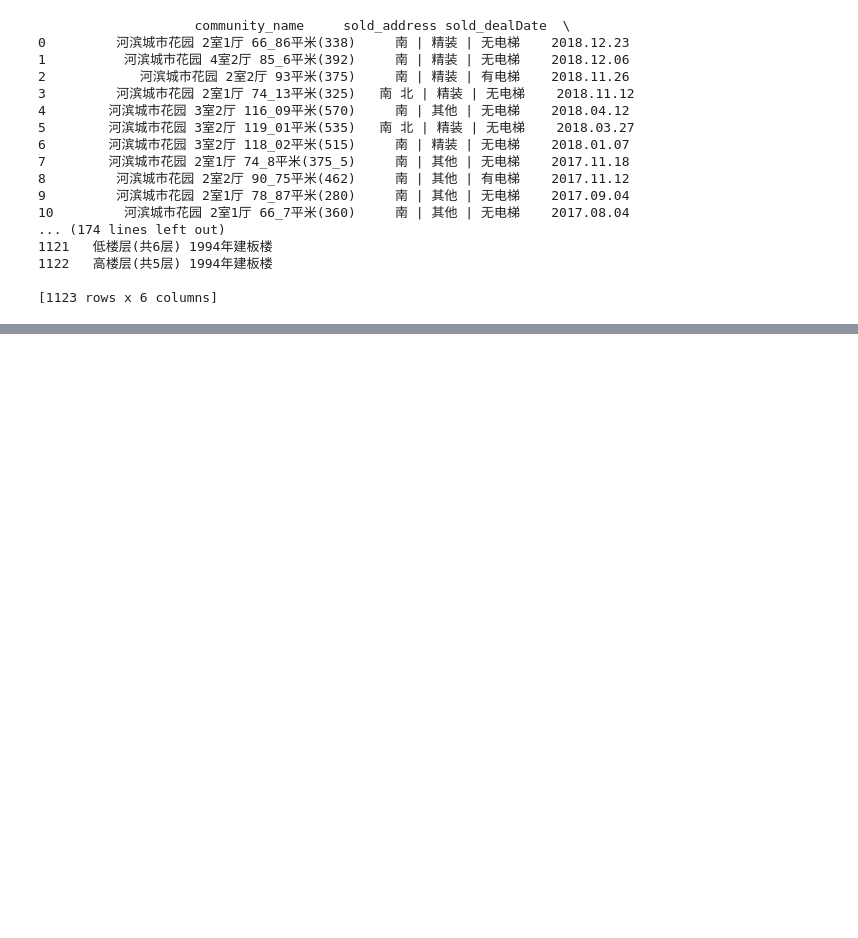
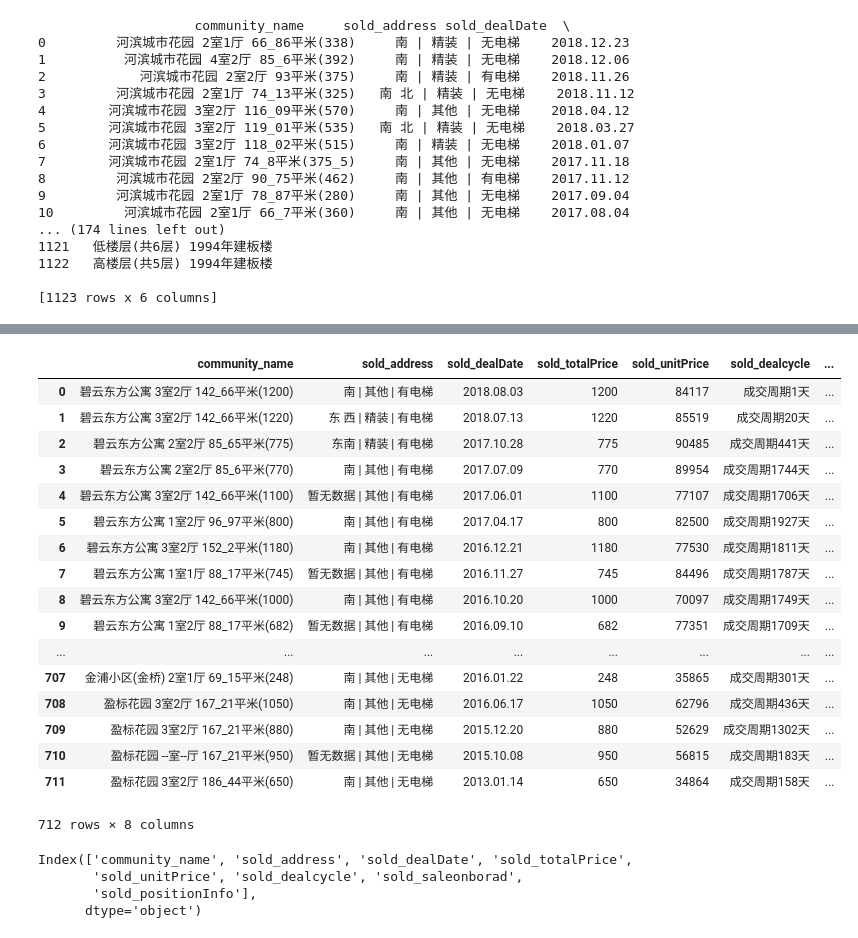
Before and after one commit to lalacat/DataAnalysis, a Jupyter notebook: pandas_jupyter/pandas_mongodb.ipynb, the cells around one changed output, grey strips where cells are left out. Saved outputs shown, nothing was run; the diff lists cells and outputs as text; code cells hidden in the pictures; blank space fills up the shorter version.

```diff
--- a/pandas_jupyter/pandas_mongodb.ipynb
+++ b/pandas_jupyter/pandas_mongodb.ipynb
@@ -144,0 +180,28 @@ print(data_pd)
+# %%
+pd
+# %% [output]
+|  | community_name | sold_address | sold_dealDate | sold_totalPrice | sold_unitPrice | sold_dealcycle | ... |
+| 0 | 碧云东方公寓 3室2厅 142_66平米(1200) | 南 | 其他 | 有电梯 | 2018.08.03 | 1200 | 84117 | 成交周期1天 | ... |
+| 1 | 碧云东方公寓 3室2厅 142_66平米(1220) | 东 西 | 精装 | 有电梯 | 2018.07.13 | 1220 | 85519 | 成交周期20天 | ... |
+| 2 | 碧云东方公寓 2室2厅 85_65平米(775) | 东南 | 精装 | 有电梯 | 2017.10.28 | 775 | 90485 | 成交周期441天 | ... |
+| 3 | 碧云东方公寓 2室2厅 85_6平米(770) | 南 | 其他 | 有电梯 | 2017.07.09 | 770 | 89954 | 成交周期1744天 | ... |
+| 4 | 碧云东方公寓 3室2厅 142_66平米(1100) | 暂无数据 | 其他 | 有电梯 | 2017.06.01 | 1100 | 77107 | 成交周期1706天 | ... |
+| 5 | 碧云东方公寓 1室2厅 96_97平米(800) | 南 | 其他 | 有电梯 | 2017.04.17 | 800 | 82500 | 成交周期1927天 | ... |
+| 6 | 碧云东方公寓 3室2厅 152_2平米(1180) | 南 | 其他 | 有电梯 | 2016.12.21 | 1180 | 77530 | 成交周期1811天 | ... |
+| 7 | 碧云东方公寓 1室1厅 88_17平米(745) | 暂无数据 | 其他 | 有电梯 | 2016.11.27 | 745 | 84496 | 成交周期1787天 | ... |
+| 8 | 碧云东方公寓 3室2厅 142_66平米(1000) | 南 | 其他 | 有电梯 | 2016.10.20 | 1000 | 70097 | 成交周期1749天 | ... |
+| 9 | 碧云东方公寓 1室2厅 88_17平米(682) | 暂无数据 | 其他 | 有电梯 | 2016.09.10 | 682 | 77351 | 成交周期1709天 | ... |
+| ... | ... | ... | ... | ... | ... | ... | ... |
+| 707 | 金浦小区(金桥) 2室1厅 69_15平米(248) | 南 | 其他 | 无电梯 | 2016.01.22 | 248 | 35865 | 成交周期301天 | ... |
+| 708 | 盈标花园 3室2厅 167_21平米(1050) | 南 | 其他 | 无电梯 | 2016.06.17 | 1050 | 62796 | 成交周期436天 | ... |
+| 709 | 盈标花园 3室2厅 167_21平米(880) | 南 | 其他 | 无电梯 | 2015.12.20 | 880 | 52629 | 成交周期1302天 | ... |
+| 710 | 盈标花园 --室--厅 167_21平米(950) | 暂无数据 | 其他 | 无电梯 | 2015.10.08 | 950 | 56815 | 成交周期183天 | ... |
+| 711 | 盈标花园 3室2厅 186_44平米(650) | 南 | 其他 | 无电梯 | 2013.01.14 | 650 | 34864 | 成交周期158天 | ... |
+712 rows × 8 columns
+# %%
+pd.columns
+# %% [output]
+Index(['community_name', 'sold_address', 'sold_dealDate', 'sold_totalPrice',
+       'sold_unitPrice', 'sold_dealcycle', 'sold_saleonborad',
+       'sold_positionInfo'],
+      dtype='object')
```
Also changed, not shown: parts of 4 cells of this notebook, 5 other files.
